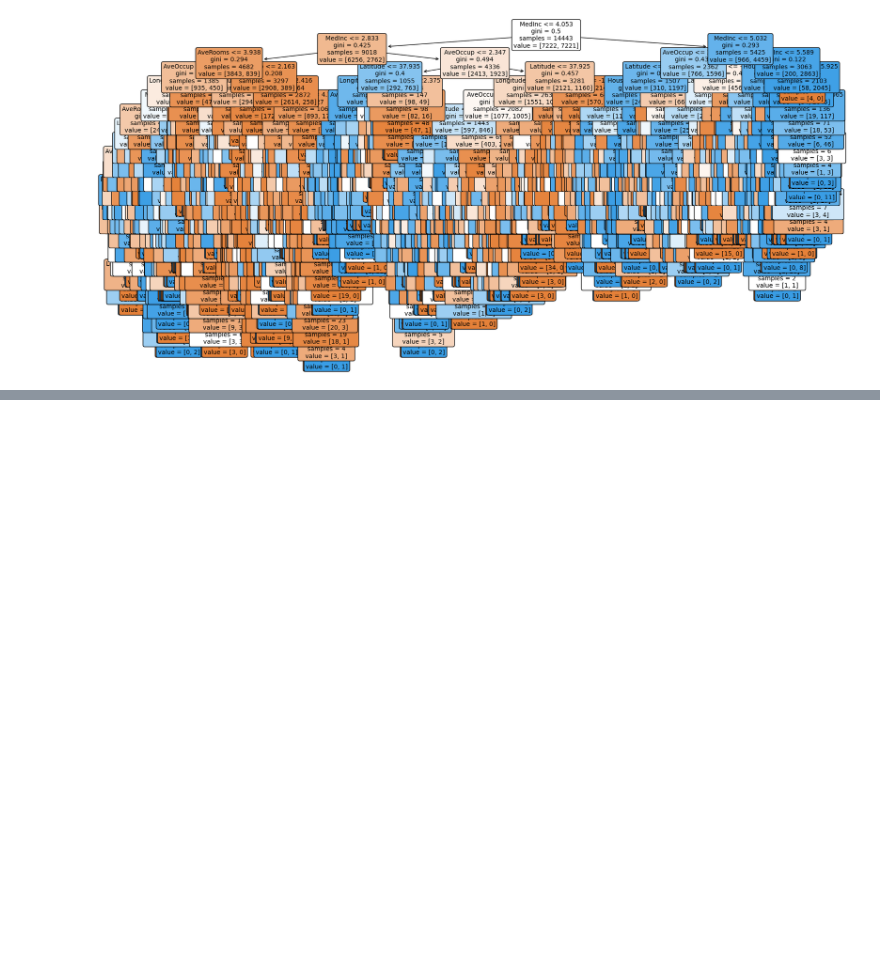
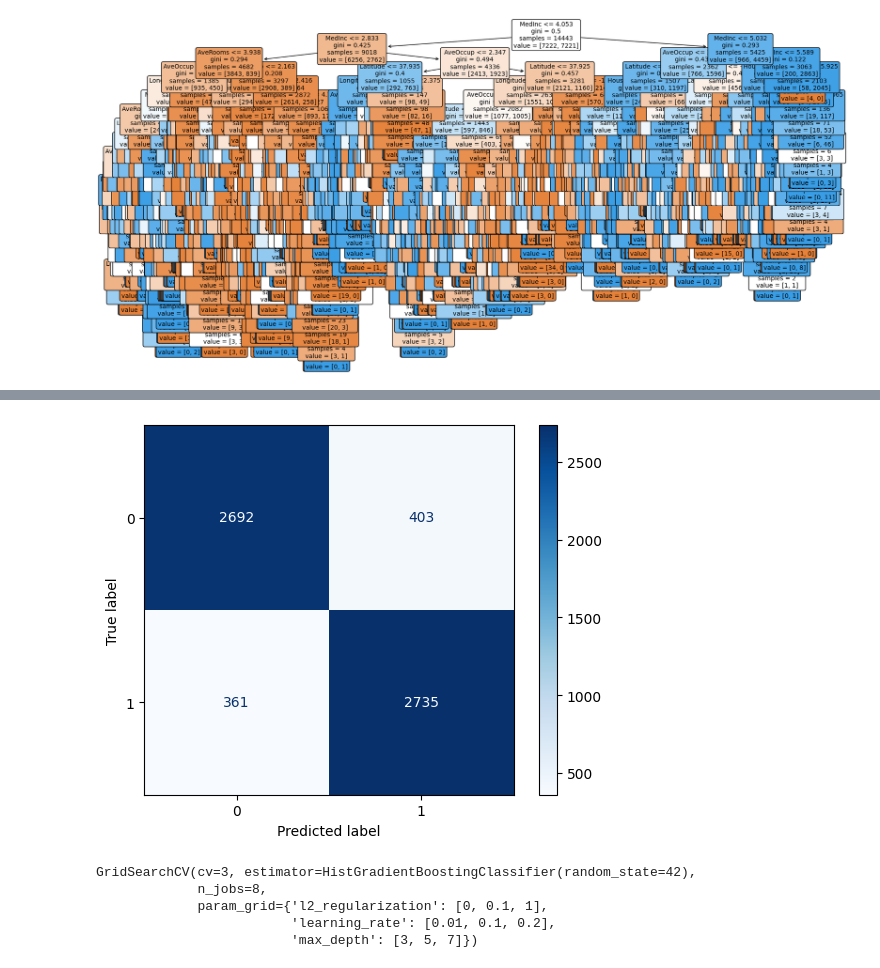
Before and after one commit to samarthKabbur/COE379L, a Jupyter notebook: projects/project2/project2.ipynb, the cells around one changed output, grey strips where cells are left out. Saved outputs shown, nothing was run; the diff lists cells and outputs as text; code cells hidden in the pictures; blank space fills up the shorter version.

```diff
--- a/projects/project2/project2.ipynb
+++ b/projects/project2/project2.ipynb
@@ -295,0 +380,25 @@ gscv.best_params_
+# %%
+from sklearn.metrics import ConfusionMatrixDisplay
+cm_display = ConfusionMatrixDisplay.from_estimator(grid_search_abc, X_test, y_test,
+                                               cmap=plt.cm.Blues,normalize=None)
+# %% [output]
+[figure, added]
+# %%
+from sklearn.ensemble import HistGradientBoostingClassifier
+
+# HGBoost with grid search ---
+param_grid = {
+   'learning_rate': [0.01, 0.1, 0.2],
+   'max_depth': [3, 5, 7],
+   'l2_regularization': [0, 0.1, 1]
+}
+
+hgb = HistGradientBoostingClassifier(random_state=42)
+grid_search_hgb = GridSearchCV(hgb, param_grid, n_jobs=8, cv=3)
+grid_search_hgb.fit(X_train, y_train)
+# %% [output]
+GridSearchCV(cv=3, estimator=HistGradientBoostingClassifier(random_state=42),
+             n_jobs=8,
+             param_grid={'l2_regularization': [0, 0.1, 1],
+                         'learning_rate': [0.01, 0.1, 0.2],
+                         'max_depth': [3, 5, 7]})
```
Also changed, not shown: parts of 21 cells of this notebook.
